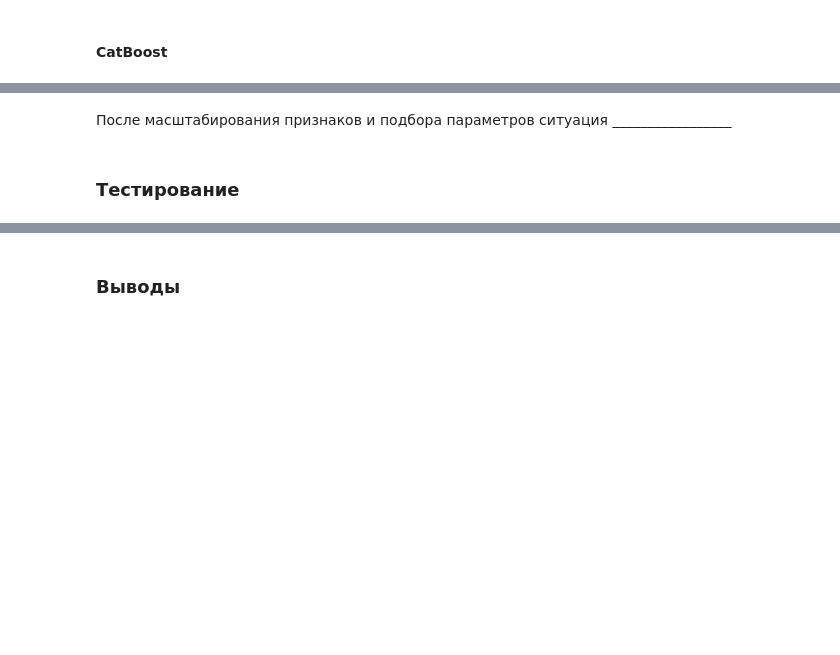
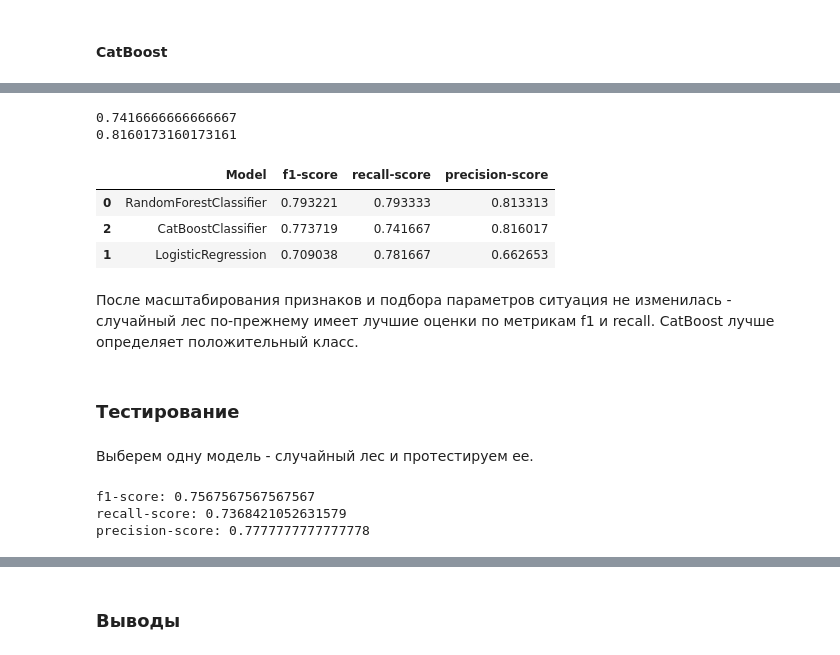
Before and after one commit to stusha-stu/Heart-Failure-Prediction-Project, a Jupyter notebook: heart_failure_clinical_records_predicting_death.ipynb, the cells around one changed output, grey strips where cells are left out. Saved outputs shown, nothing was run; the diff lists cells and outputs as text; code cells hidden in the pictures; blank space fills up the shorter version.

Commit message:
best model

```diff
--- a/heart_failure_clinical_records_predicting_death.ipynb
+++ b/heart_failure_clinical_records_predicting_death.ipynb
@@ -251,6 +427,9 @@ print('f1-score:', grid_forest.best_score_)
 # %%
-score_recall = cross_val_score(model_forest, features, target, scoring="recall", cv=5)
-score_precision = cross_val_score(model_forest, features, target, scoring="precision", cv=5)
+score_recall = cross_val_score(model_forest, features_train_scaled, target_train, scoring="recall", cv=5)
+score_precision = cross_val_score(model_forest, features_train_scaled, target_train, scoring="precision", cv=5)
 rating_list['f1-score'].append(grid_forest.best_score_)
 rating_list['recall-score'].append(score_recall.mean())
 rating_list['precision-score'].append(score_precision.mean())
+
+print(score_recall.mean())
+print(score_precision.mean())
@@ -278,6 +464,9 @@ print('f1-score:', grid_log.best_score_)
 # %%
-score_recall = cross_val_score(model_log, features, target, scoring="recall", cv=5)
-score_precision = cross_val_score(model_log, features, target, scoring="precision", cv=5)
+score_recall = cross_val_score(model_log, features_train_scaled, target_train, scoring="recall", cv=5)
+score_precision = cross_val_score(model_log, features_train_scaled, target_train, scoring="precision", cv=5)
 rating_list['f1-score'].append(grid_log.best_score_)
 rating_list['recall-score'].append(score_recall.mean())
 rating_list['precision-score'].append(score_precision.mean())
+
+print(score_recall.mean())
+print(score_precision.mean())
@@ -307,35 +503,51 @@ print('f1-score:', grid_cat.best_score_)
 # %%
-score_recall = cross_val_score(model_cat, features, target, scoring="recall", cv=5)
-score_precision = cross_val_score(model_cat, features, target, scoring="precision", cv=5)
+score_recall = cross_val_score(model_cat, features_train_scaled, target_train, scoring="recall", cv=5)
+score_precision = cross_val_score(model_cat, features_train_scaled, target_train, scoring="precision", cv=5)
 rating_list['f1-score'].append(grid_cat.best_score_)
 rating_list['recall-score'].append(score_recall.mean())
 rating_list['precision-score'].append(score_precision.mean())
+
+print(score_recall.mean())
+print(score_precision.mean())
+# %% [output]
+0.7416666666666667
+0.8160173160173161
 # %%
 rating_table = {
-    'Algorithm': ['RandomForestClassifier', 'LogisticRegression', 'CatBoostClassifier'],
+    'Model': ['RandomForestClassifier', 'LogisticRegression', 'CatBoostClassifier'],
     'f1-score': rating_list['f1-score'],
     'recall-score': rating_list['recall-score'],
     'precision-score': rating_list['precision-score']
 }
 rating_table = pd.DataFrame(rating_table)
 rating_table.sort_values('f1-score', ascending=False).style.highlight_max(subset=['f1-score',\
                                                  'recall-score', 'precision-score'])
+# %% [output]
+|  | Model | f1-score | recall-score | precision-score |
+| 0 | RandomForestClassifier | 0.793221 | 0.793333 | 0.813313 |
+| 2 | CatBoostClassifier | 0.773719 | 0.741667 | 0.816017 |
+| 1 | LogisticRegression | 0.709038 | 0.781667 | 0.662653 |
 # %% [markdown]
-После масштабирования признаков и подбора параметров ситуация _________________
+После масштабирования признаков и подбора параметров ситуация не изменилась - случайный лес по-прежнему имеет лучшие оценки по метрикам f1 и recall. CatBoost лучше определяет положительный класс.
 # %% [markdown]
 ### Тестирование
+# %% [markdown]
+Выберем одну модель - случайный лес и протестируем ее.
 # %%
 scaler = StandardScaler()
 scaler.fit(features_test)
 features_test_scaled = scaler.transform(features_test)
 
-#model = LogisticRegression(random_state=12345, solver='liblinear', max_iter=120, class_weight='balanced')
-best_model= model_log.fit(features_train_scaled, target_train)
+best_model= model_forest.fit(features_train_scaled, target_train)
 predictions = best_model.predict(features_test_scaled)
-#print("f1-score для логистической регрессии:", f1_score(target_test, predictions_test_LogisticRegression))
+
 print('f1-score:', f1_score(target_test, predictions))
 print('recall-score:', recall_score(target_test, predictions))
 print("precision-score:" , precision_score(target_test, predictions))
+# %% [output]
+f1-score: 0.7567567567567567
+recall-score: 0.7368421052631579
+precision-score: 0.7777777777777778
 # %%
 conf_matrix = confusion_matrix(target_test, predictions)
 table_conf_matrix = pd.DataFrame(data=conf_matrix, columns=['prediction 0','prediction 1'],\
```
Also changed, not shown: parts of 26 cells of this notebook, 4 other files.
